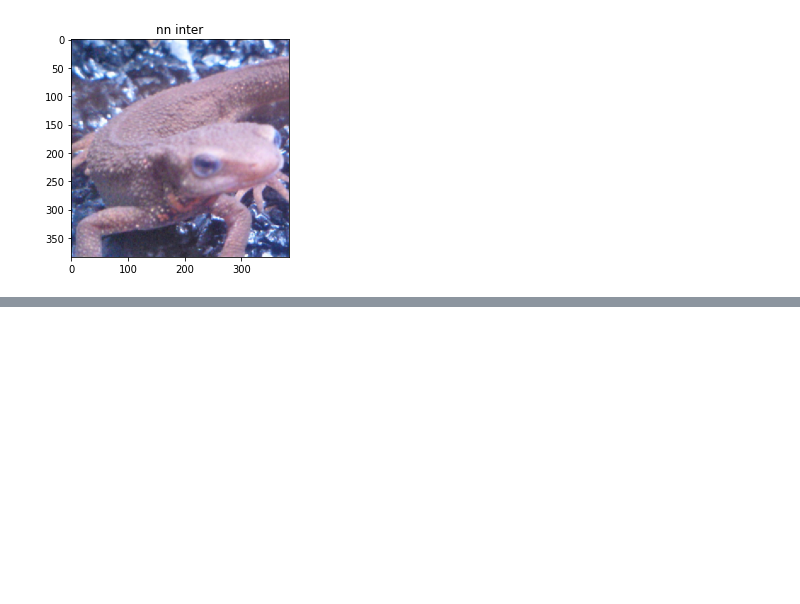
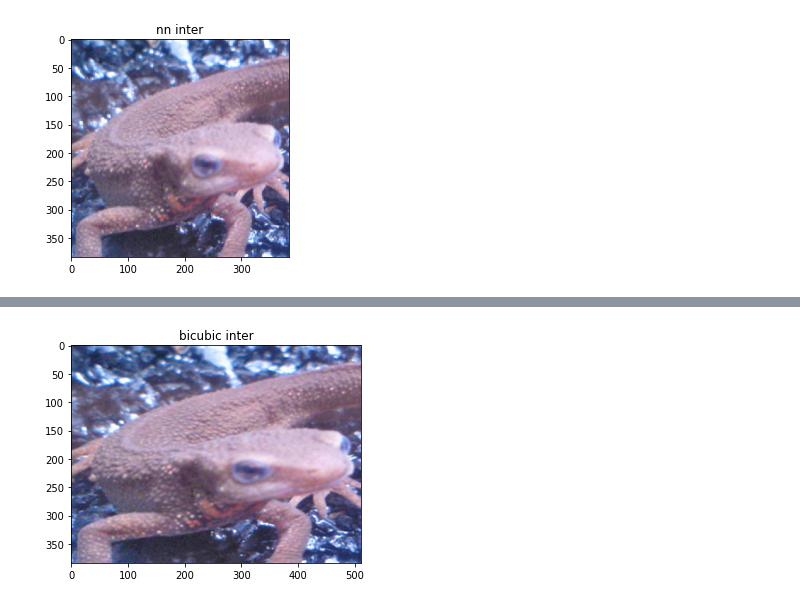
Before and after one commit to TakuroTerui/Gasyori100knock, a Jupyter notebook: work/Gasyori100knock_Q21_30.ipynb, the cells around one changed output, grey strips where cells are left out. Cells and saved outputs as stored; diff of their text form; code cells hidden in the pictures; blank space fills up the shorter version.

```diff
--- a/work/Gasyori100knock_Q21_30.ipynb
+++ b/work/Gasyori100knock_Q21_30.ipynb
@@ -346,0 +450,5 @@ plt.imshow(img_nn); plt.title('nn inter'); plt.show()
+# %%
+img_bc = bicubic_inter(img_orig, a=1.5, b=2)
+plt.imshow(img_bc); plt.title('bicubic inter'); plt.show()
+# %% [output]
+[figure, added]
```
Also changed, not shown: parts of 20 cells of this notebook.
